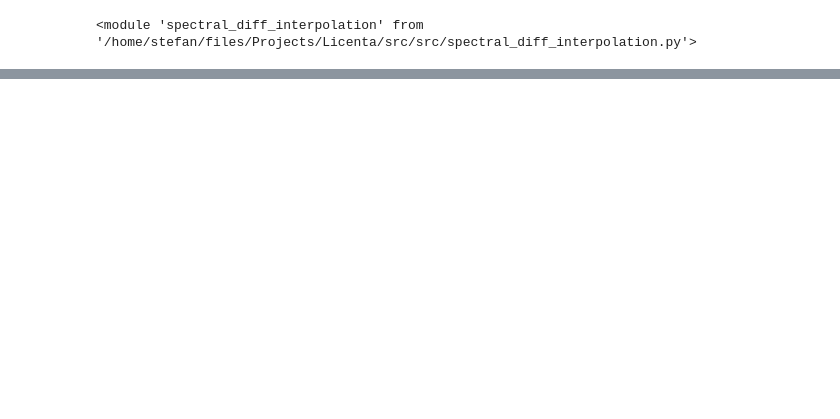
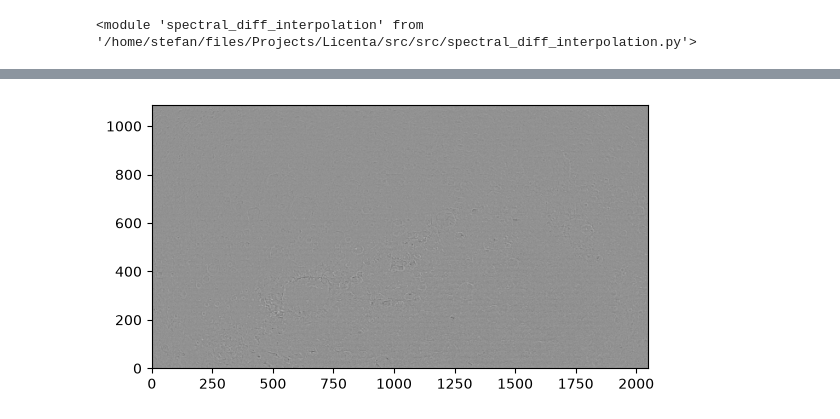
Before and after one commit to stefancristian236/weighted_bilinear_interpolation_iterative_spectral_diff_based_demosaicing_algos, a Jupyter notebook: src/test_SD.ipynb, the cells around one changed output, grey strips where cells are left out. Drawn from its saved outputs; the diff is of its cells as text; code cells hidden in the pictures; blank space fills up the shorter version.

```diff
--- a/src/test_SD.ipynb
+++ b/src/test_SD.ipynb
@@ -33,0 +50,5 @@ hyp_cube = cube_decube.cube(
+# %%
+plt.imshow(diff_err, cmap = 'grey', origin = 'lower')
+plt.show()
+# %% [output]
+[figure, added]
```
Also changed, not shown: parts of 5 cells of this notebook, 1 other file.
